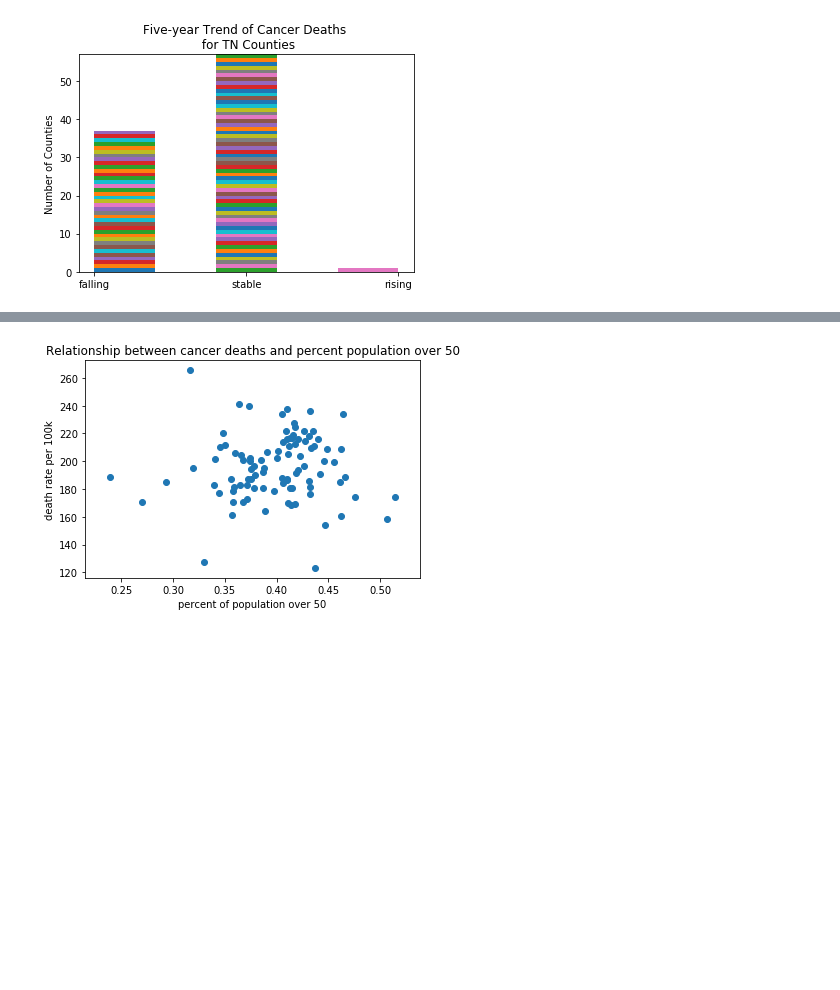
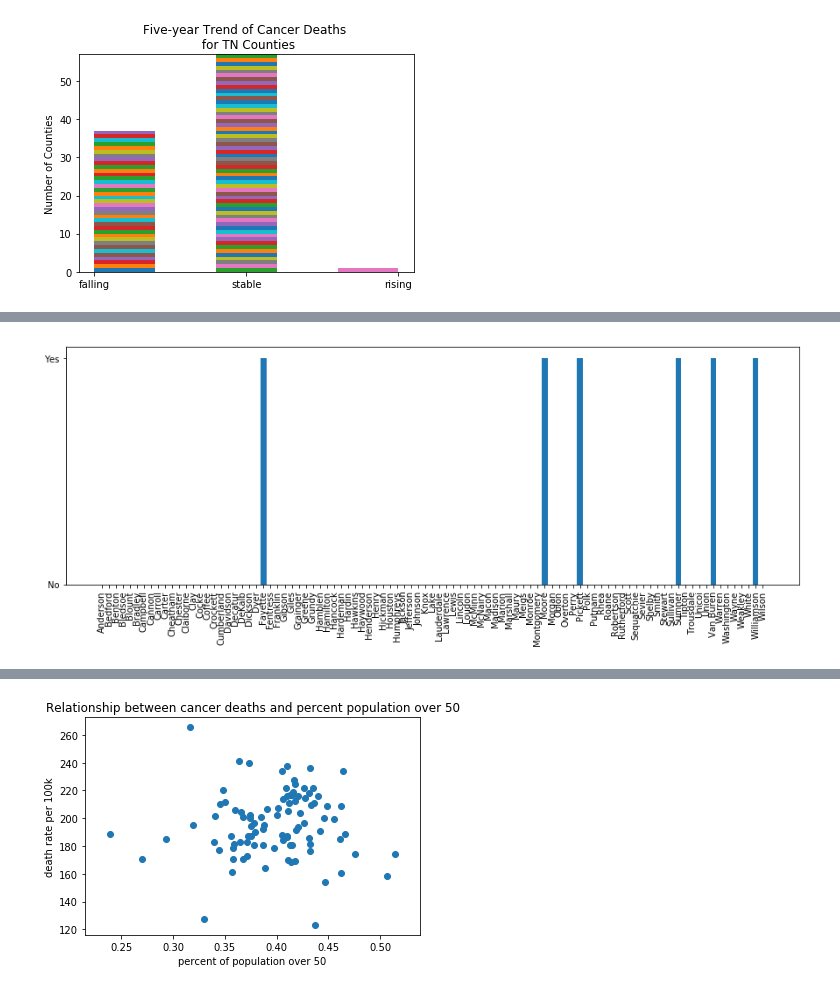
Before and after one commit to awillet/vanderbilt-aspire-data-essentials, a Jupyter notebook: alaina_pct_over_50.ipynb, the cells around one changed output, grey strips where cells are left out. Saved outputs shown, nothing was run; the diff lists cells and outputs as text; code cells hidden in the pictures; blank space fills up the shorter version.

```diff
--- a/alaina_pct_over_50.ipynb
+++ b/alaina_pct_over_50.ipynb
@@ -461,0 +305,7 @@ pop_and_cancer = pop_and_cancer.drop(data_85over, axis = 1)
+# %%
+plt.figure(figsize = (15,5))
+plt.bar(pop_and_cancer['county'], pop_and_cancer['met_healthy_objective'], )
+plt.xticks(rotation = 90)
+plt.show()
+# %% [output]
+[figure, added]
```
Also changed, not shown: parts of 60 cells of this notebook.
